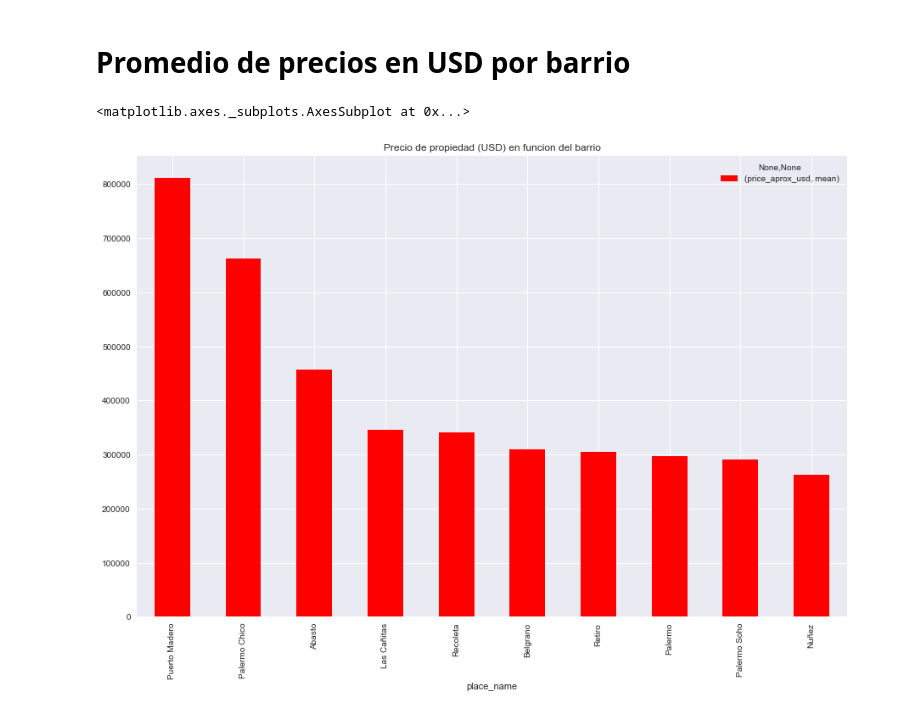
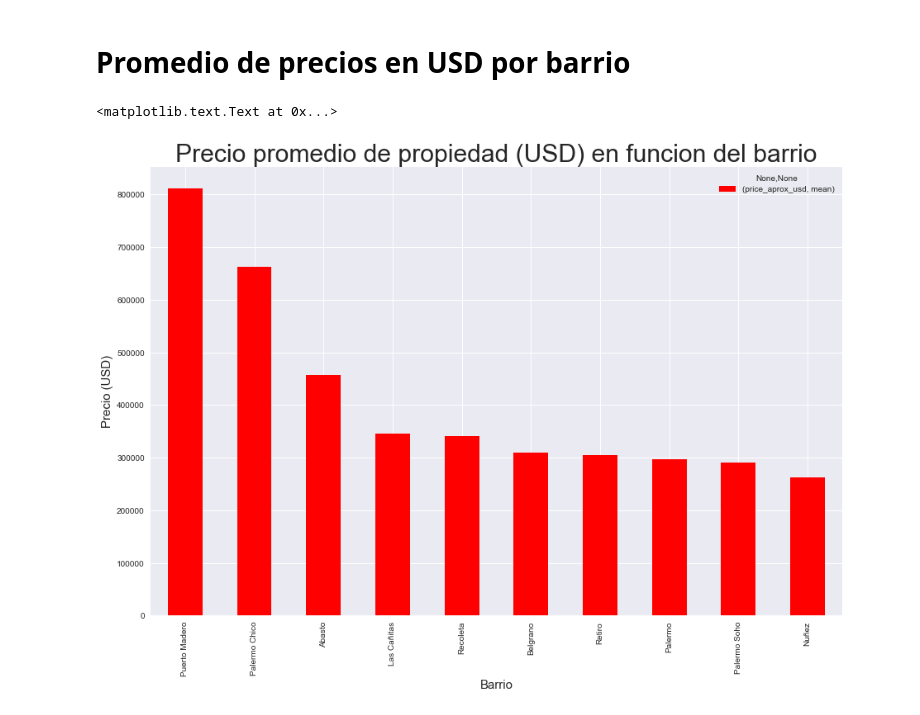
Before and after one commit to nicolaslongo/datos-TP1, a Jupyter notebook: Prop en venta 1er semestre 2016.ipynb, the cells around one changed output. Drawn from its saved outputs; the diff is of its cells as text; code cells hidden in the pictures.

```diff
--- a/Prop en venta 1er semestre 2016.ipynb
+++ b/Prop en venta 1er semestre 2016.ipynb
@@ -21,10 +21,13 @@ semestre = pd.concat([enero, febrero, marzo, abril, mayo, junio])
 # %%
 #Promedio para enero
 sem_pr = semestre.loc[semestre.state_name.str.contains('Capital Federal') & (semestre.place_name.str.contains('Capital Federal') == False) \
                    ,['place_name', 'price_aprox_usd']].groupby('place_name').agg([np.mean,np.size])
 sem_pr = sem_pr.loc[sem_pr[('price_aprox_usd', 'size')]>100,:].sort_values(('price_aprox_usd', 'mean'), ascending = False).head(10)
 sem_pr.drop([('price_aprox_usd', 'size')], axis = 1, inplace=True)
-sem_pr.plot(kind='bar', figsize =(15,10), color='r', title='Precio de propiedad (USD) en funcion del barrio')
+fig = sem_pr.plot(kind='bar', figsize =(15,10), color='r')
+fig.set_title('Precio promedio de propiedad (USD) en funcion del barrio', size = 30)
+fig.set_xlabel('Barrio', size = 15)
+fig.set_ylabel('Precio (USD)', size = 15)
 # %% [output]
-<matplotlib.axes._subplots.AxesSubplot at 0x...>
+<matplotlib.text.Text at 0x...>
-[figure, old version]
+[figure, new version]
```
